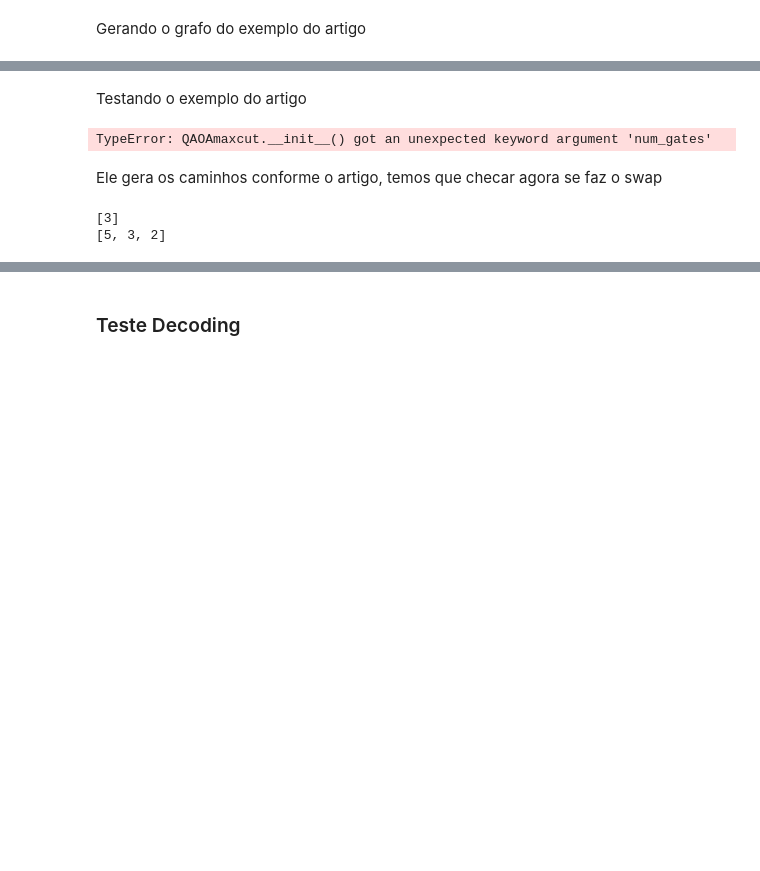
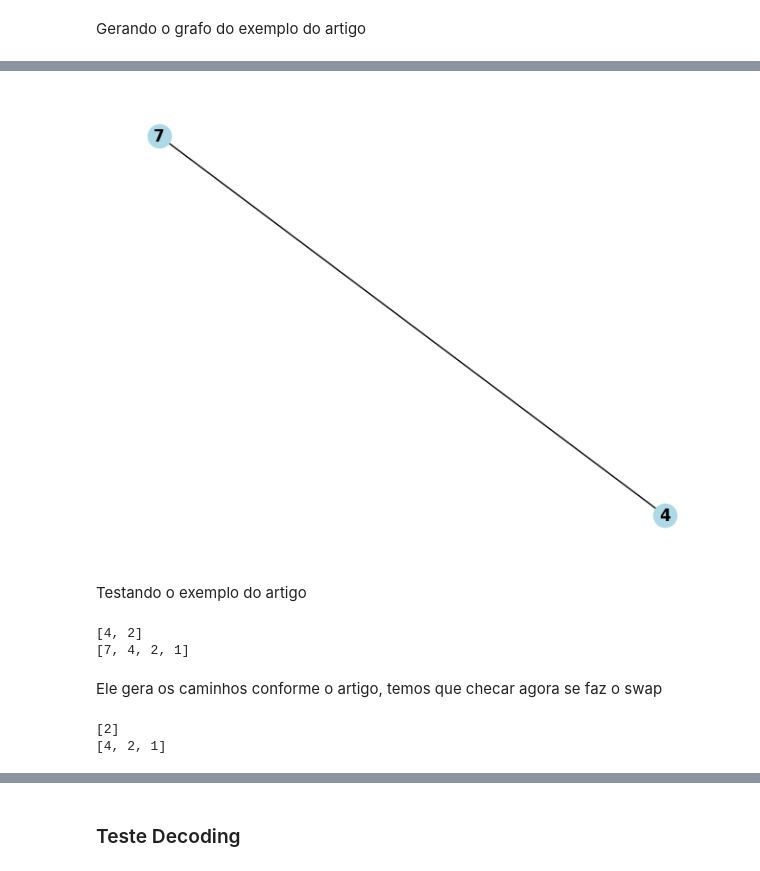
Before and after one commit to thiagom123/qbitmap, a Jupyter notebook: testDecoding.ipynb, the cells around one changed output, grey strips where cells are left out. Saved outputs shown, nothing was run; the diff lists cells and outputs as text; code cells hidden in the pictures; blank space fills up the shorter version.

```diff
--- a/testDecoding.ipynb
+++ b/testDecoding.ipynb
@@ -15,20 +15,26 @@ nx.draw(QM, with_labels=True, node_color='lightblue', font_weight='bold')
+# %%
+maxcut_graph = nx.Graph()
+maxcut_graph.add_edges_from([(4,7)])
+nx.draw(maxcut_graph, with_labels=True, node_color='lightblue', font_weight='bold')
+# %% [output]
+[figure, added]
 # %% [markdown]
 Testando o exemplo do artigo
 # %%
-max_cut = QAOAmaxcut(num_gates=4, qubitmap=qubitmap_t, hardware_graph=QM,current_time=[0,0,0,0,0] )
-path1, path2 = max_cut._calculate_minimal_paths(5, 8, 3, 2)
+max_cut = QAOAmaxcut(graph=maxcut_graph, hardware_graph=QM)
+path1, path2 = max_cut._calculate_minimal_paths(4, 7, 2, 1)
 print(path1)
 print(path2)
 # %% [output]
-TypeError: QAOAmaxcut.__init__() got an unexpected keyword argument 'num_gates'
+[4, 2]
+[7, 4, 2, 1]
 # %% [markdown]
 Ele gera os caminhos conforme o artigo, temos que checar agora se faz o swap
-# %%
-max_cut = QAOAmaxcut(num_gates=4, qubitmap=qubitmap_t, hardware_graph=QM,current_time=[0,0,0,0,0] )
-path1s, path2s = max_cut._calculate_minimal_paths(3, 5, 3, 2)
-print(path1s)
-print(path2s)
-# %% [output]
-[3]
-[5, 3, 2]
+# %%
+path1s, path2s = max_cut._calculate_minimal_paths(2, 4, 2, 1)
+print(path1s)
+print(path2s)
+# %% [output]
+[2]
+[4, 2, 1]
 # %%
```
Also changed, not shown: parts of 14 cells of this notebook, 1 other file.
